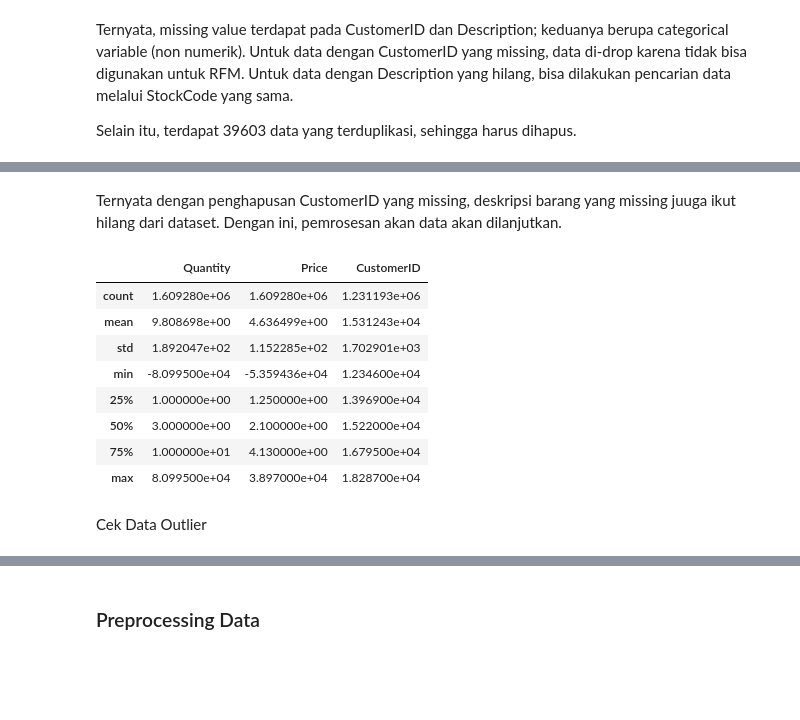
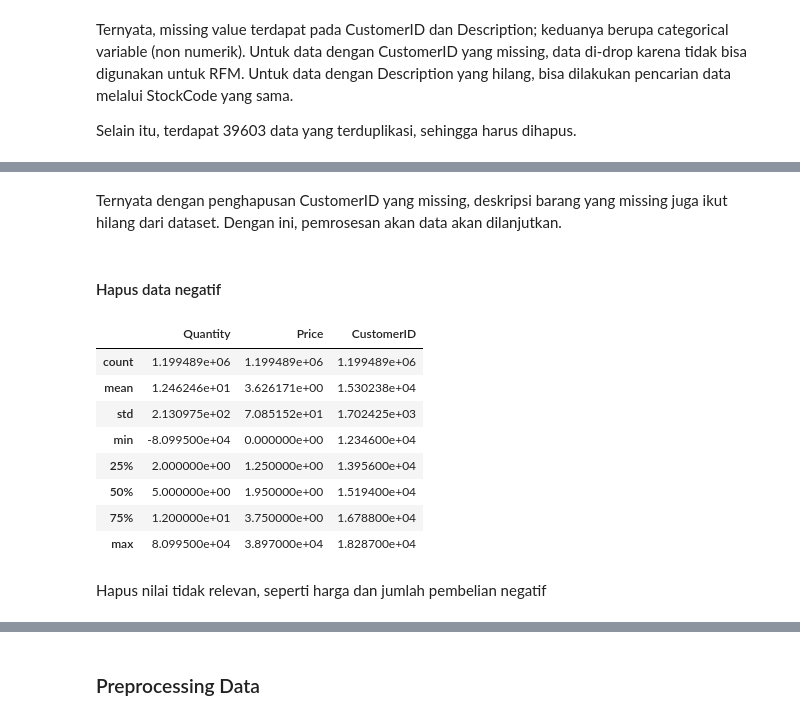
Before and after one commit to ShiftorTheOrca/asah-capstone, a Jupyter notebook: Asah_Fetch_A25_CS328.ipynb, the cells around one changed output, grey strips where cells are left out. Saved outputs shown, nothing was run; the diff lists cells and outputs as text; code cells hidden in the pictures; blank space fills up the shorter version.

```diff
--- a/Asah_Fetch_A25_CS328.ipynb
+++ b/Asah_Fetch_A25_CS328.ipynb
@@ -224,16 +234,18 @@ memory usage: 84.5+ MB
 # %% [markdown]
-Ternyata dengan penghapusan CustomerID yang missing, deskripsi barang yang missing juuga ikut hilang dari dataset. Dengan ini, pemrosesan akan data akan dilanjutkan.
+Ternyata dengan penghapusan CustomerID yang missing, deskripsi barang yang missing juga ikut hilang dari dataset. Dengan ini, pemrosesan akan data akan dilanjutkan.
+# %% [markdown]
+#### Hapus data negatif
 # %%
-df_all.describe()
+df_clean.describe()
 # %% [output]
 |  | Quantity | Price | CustomerID |
-| count | 1.609280e+06 | 1.609280e+06 | 1.231193e+06 |
-| mean | 9.808698e+00 | 4.636499e+00 | 1.531243e+04 |
-| std | 1.892047e+02 | 1.152285e+02 | 1.702901e+03 |
-| min | -8.099500e+04 | -5.359436e+04 | 1.234600e+04 |
-| 25% | 1.000000e+00 | 1.250000e+00 | 1.396900e+04 |
-| 50% | 3.000000e+00 | 2.100000e+00 | 1.522000e+04 |
-| 75% | 1.000000e+01 | 4.130000e+00 | 1.679500e+04 |
+| count | 1.199489e+06 | 1.199489e+06 | 1.199489e+06 |
+| mean | 1.246246e+01 | 3.626171e+00 | 1.530238e+04 |
+| std | 2.130975e+02 | 7.085152e+01 | 1.702425e+03 |
+| min | -8.099500e+04 | 0.000000e+00 | 1.234600e+04 |
+| 25% | 2.000000e+00 | 1.250000e+00 | 1.395600e+04 |
+| 50% | 5.000000e+00 | 1.950000e+00 | 1.519400e+04 |
+| 75% | 1.200000e+01 | 3.750000e+00 | 1.678800e+04 |
 | max | 8.099500e+04 | 3.897000e+04 | 1.828700e+04 |
-# %% [markdown]
-Cek Data Outlier
+# %% [markdown]
+Hapus nilai tidak relevan, seperti harga dan jumlah pembelian negatif
```
Also changed, not shown: parts of 23 cells of this notebook.
